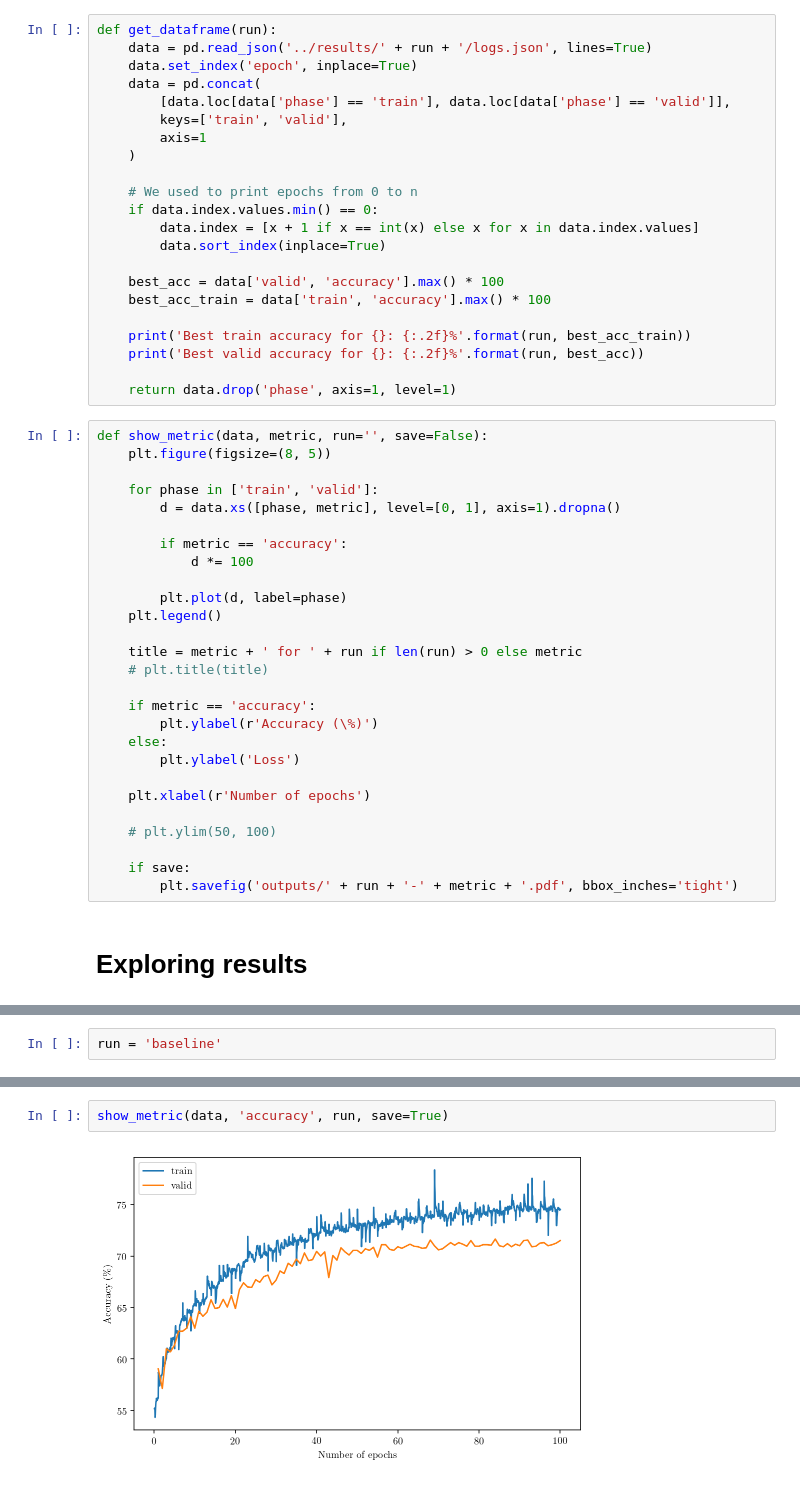
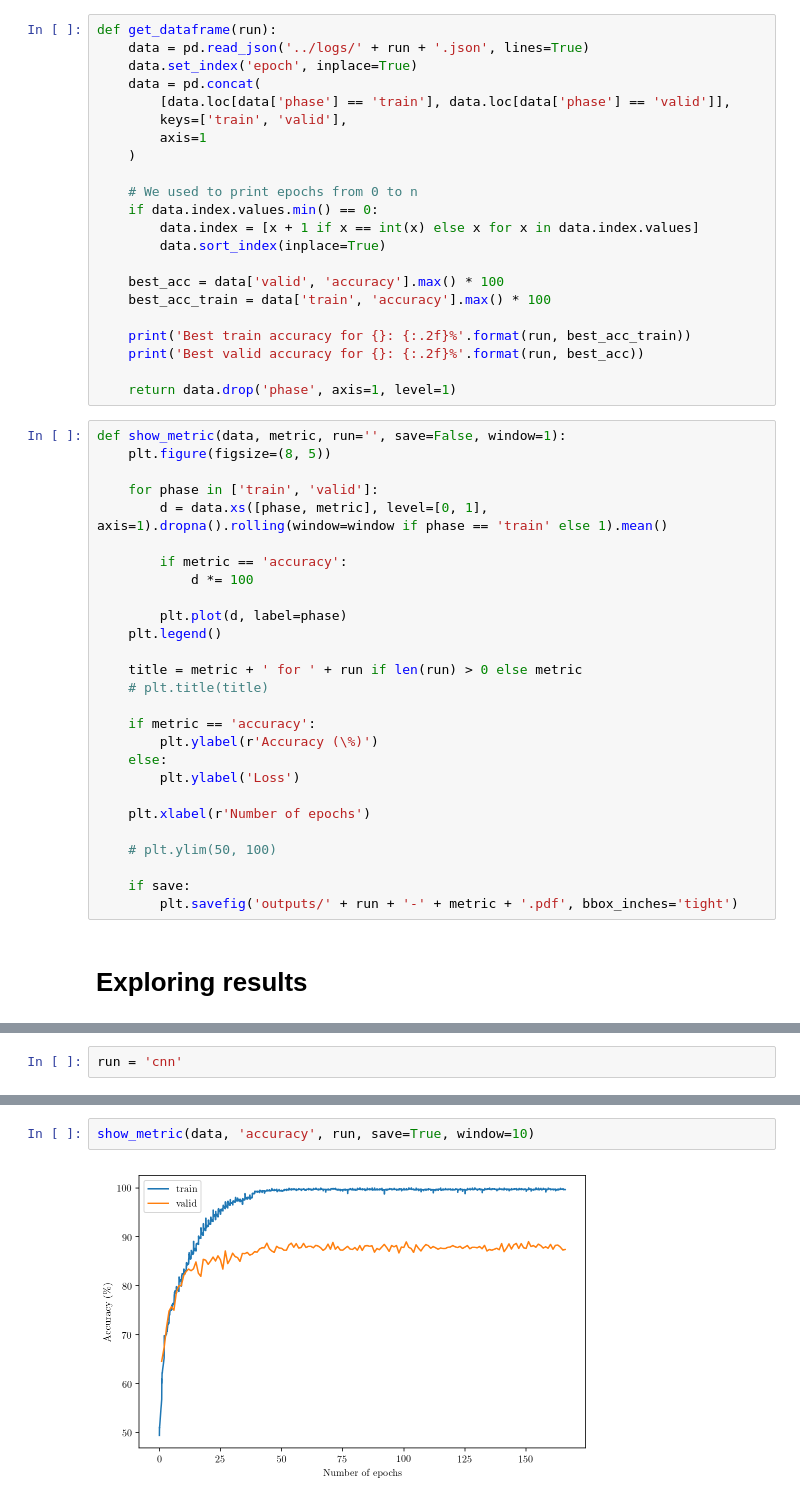
Before and after one commit to Vincentx15/DL_assignment_1, a Jupyter notebook: kaggle/notebooks/Results.ipynb, the cells around one changed output, grey strips where cells are left out. Drawn from its saved outputs; the diff is of its cells as text.

```diff
--- a/kaggle/notebooks/Results.ipynb
+++ b/kaggle/notebooks/Results.ipynb
@@ -24,7 +29,7 @@ device = torch.device("cuda:0" if torch.cuda.is_available() else "cpu")
 # Some useful functions
 # %%
 def get_dataframe(run):
-    data = pd.read_json('../results/' + run + '/logs.json', lines=True)
+    data = pd.read_json('../logs/' + run + '.json', lines=True)
     data.set_index('epoch', inplace=True)
     data = pd.concat(
         [data.loc[data['phase'] == 'train'], data.loc[data['phase'] == 'valid']],
@@ -45,11 +50,11 @@ def get_dataframe(run):
 
     return data.drop('phase', axis=1, level=1)
 # %%
-def show_metric(data, metric, run='', save=False):
+def show_metric(data, metric, run='', save=False, window=1):
     plt.figure(figsize=(8, 5))
 
     for phase in ['train', 'valid']:
-        d = data.xs([phase, metric], level=[0, 1], axis=1).dropna()
+        d = data.xs([phase, metric], level=[0, 1], axis=1).dropna().rolling(window=window if phase == 'train' else 1).mean()
 
         if metric == 'accuracy':
             d *= 100
@@ -78,5 +83,5 @@ def show_metric(data, metric, run='', save=False):
 # %%
-run = 'baseline'
+run = 'cnn'
 # %%
 data = get_dataframe(run)
 # %% [output]
@@ -85,5 +90,5 @@ Best valid accuracy for 4-layer-cnn: 71.65%
 # %%
-show_metric(data, 'accuracy', run, save=True)
+show_metric(data, 'accuracy', run, save=True, window=10)
 # %% [output]
-[figure, old version]
+[figure, new version]
 # %%
```
Also changed, not shown: parts of 7 cells of this notebook, 28 other files.
